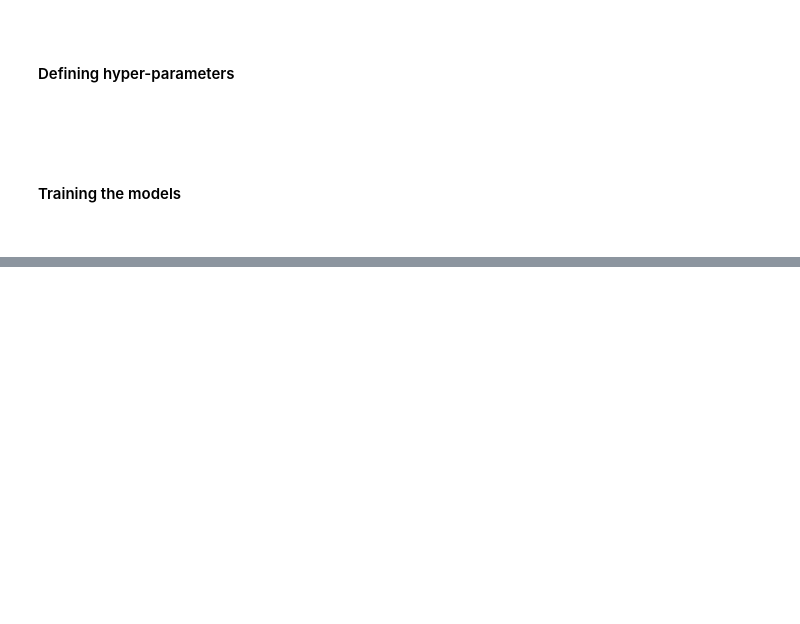
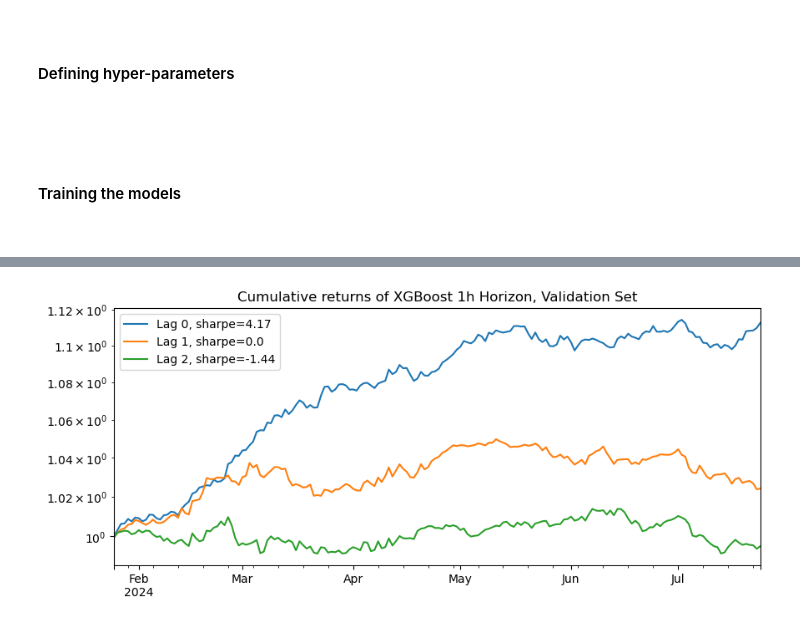
Before and after one commit to anbinh-bui/Crypto-Return-Creative-Modelling-Project, a Jupyter notebook: AI Project.ipynb, the cells around one changed output, grey strips where cells are left out. Drawn from its saved outputs; the diff is of its cells as text; code cells hidden in the pictures; blank space fills up the shorter version.

Commit message:
v2 multi-horizon xgb + feature importance analysis

```diff
--- a/AI Project.ipynb
+++ b/AI Project.ipynb
@@ -717,0 +791,91 @@ Total Training time is 1210.4026501178741 seconds
+# %%
+# Hyperparameters (keep th existing ones)
+# Rebalancing dates
+rebalancing_dates = pd.date_range(
+    start=start_date_train,
+    end=last_date_validate,
+    freq="ME",
+)[2:]
+
+# Store predictions for each horizon
+predictions_by_horizon = {}
+
+# ===== LOOP OVER HORIZONS =====
+for horizon_name, h in horizons.items():
+
+    print(f"\n{'='*60}")
+    print(f"TRAINING XGBOOST FOR HORIZON: {horizon_name.upper()}")
+    print(f"{'='*60}\n")
+
+    # Get label for this horizon
+    label = labels_by_horizon[horizon_name]
+
+    # Only keep common datetimes between label and features
+    common_index = label.index.intersection(features_normalized.index)
+    featuresnormalized_train = features_normalized.reindex(common_index)
+    label_train = label.reindex(common_index)
+
+    # Training loop (walk-forward cross-validation)
+    t1 = time.time()
+
+    predictions_list = []
+
+    for date in rebalancing_dates:
+
+        # Define fold dates
+        start_date_train_fold = date - pd.Timedelta(days=30*12)
+        start_date_validate_fold = date + pd.Timedelta(hours=1)
+        last_date_validate_fold = date + pd.Timedelta(days=31)
+
+        print(f"Train from {start_date_train_fold} to {date}")
+        print(f"Predict from {start_date_validate_fold} to {last_date_validate_fold}\n")
+
+        # Create label for this fold
+        label_fold = label_train.loc[start_date_train_fold:date]
+
+        # Features for train and validation
+        features_train_fold = featuresnormalized_train.reindex(label_fold.index)
+        features_validate_fold = features_normalized.loc[
+            start_date_validate_fold:last_date_validate_fold
+        ]
+
+        # Train XGBoost
+        with threadpool_limits(limits=1):
+            model = XGBRegressor(**hyperparameters)
+            model.fit(
+                X=features_train_fold,
+                y=label_fold,
+            )
+
+            # Predict
+            pred = model.predict(features_validate_fold)
+            pred = pd.Series(pred, index=features_validate_fold.index).unstack()
+
+            predictions_list.append(
+                pd.concat({str(date): pred}, axis=1)
+            )
+
+    # Reformat predictions
+    predictions = pd.concat(predictions_list, axis=1).T.groupby(level=1).sum().T
+    predictions = predictions.replace(0, np.nan).dropna(axis=0, how='all')
+
+    t2 = time.time()
+    print(f"\nTotal training time for {horizon_name}: {t2-t1:.1f} seconds")
+
+    # Store predictions
+    predictions_by_horizon[horizon_name] = predictions
+
+    # Analyze this horizon
+    print(f"\n{'='*60}")
+    print(f"RESULTS FOR HORIZON: {horizon_name.upper()}")
+    print(f"{'='*60}")
+
+    analyze_expected_returns(
+        expected_returns=predictions.loc[start_date_validate:last_date_validate],
+        returns=data["return"].loc[start_date_validate:last_date_validate],
+        rfr_hourly=rfr_hourly,
+        title=f"XGBoost {horizon_name} Horizon, Validation Set",
+        lags=[0, h, h*2],  # Use horizon-specific lags
+        tc=tc,
+    )
+# %% [output]
@@ -717,0 +899 @@ Total Training time is 1210.4026501178741 seconds
+[figure, added]
```
Also changed, not shown: parts of 10 cells of this notebook.
